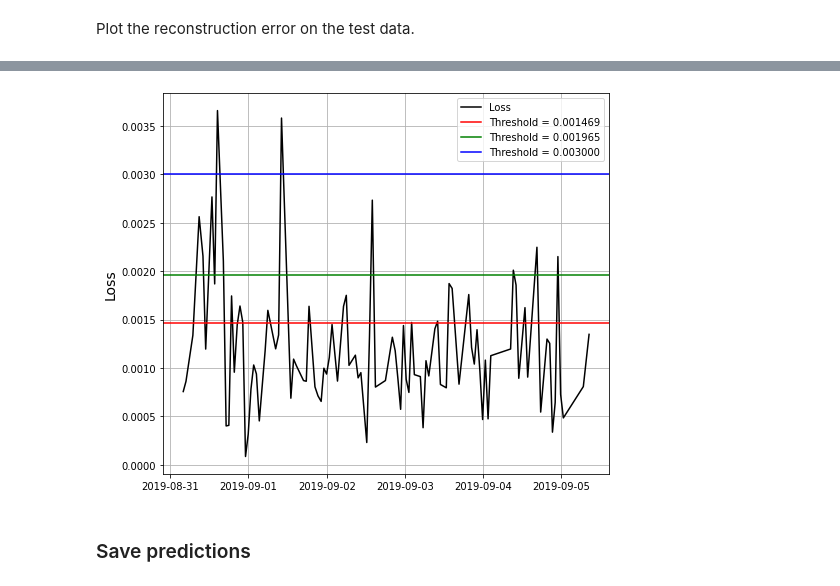
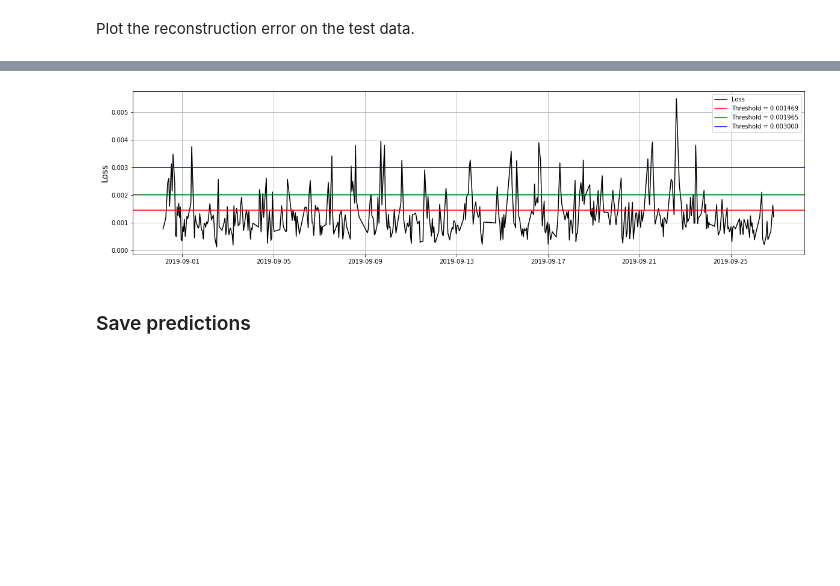
Before and after one commit to yosleny/deep-learning, a Jupyter notebook: task_2/secondo_task.ipynb, the cells around one changed output, grey strips where cells are left out. Drawn from its saved outputs; the diff is of its cells as text; code cells hidden in the pictures; blank space fills up the shorter version.

```diff
--- a/task_2/secondo_task.ipynb
+++ b/task_2/secondo_task.ipynb
@@ -437,16 +424,19 @@ t = t[slice(0, 30000, 300)]
+# %%
+t = pd.to_datetime(tst_df[tst_df.patient == 1004]['tsDate'][::300])
+x = test_loss[slice(0, len(tst_df[tst_df.patient == 1004]['tsDate']), 300)]
 # %%
-plt.figure(figsize=(8,7))
+plt.figure(figsize=(20, 5))
 plt.plot(t, x, '-k', label='Loss')
 
 plt.axhline(y=threshold_1, color='r', label='Threshold = 0.001469')
 plt.axhline(y=threshold_2, color='g', label='Threshold = 0.001965')
 plt.axhline(y=threshold_3, color='b', label='Threshold = 0.003000')
 plt.ylabel('Loss', size=14)
 plt.legend()
 plt.grid()
 plt.show()
 # %% [output]
-[figure, old version]
+[figure, new version]
 # %% [markdown]
 ### Save predictions
 # %%
```
Also changed, not shown: parts of 12 cells of this notebook, 11 other files.
